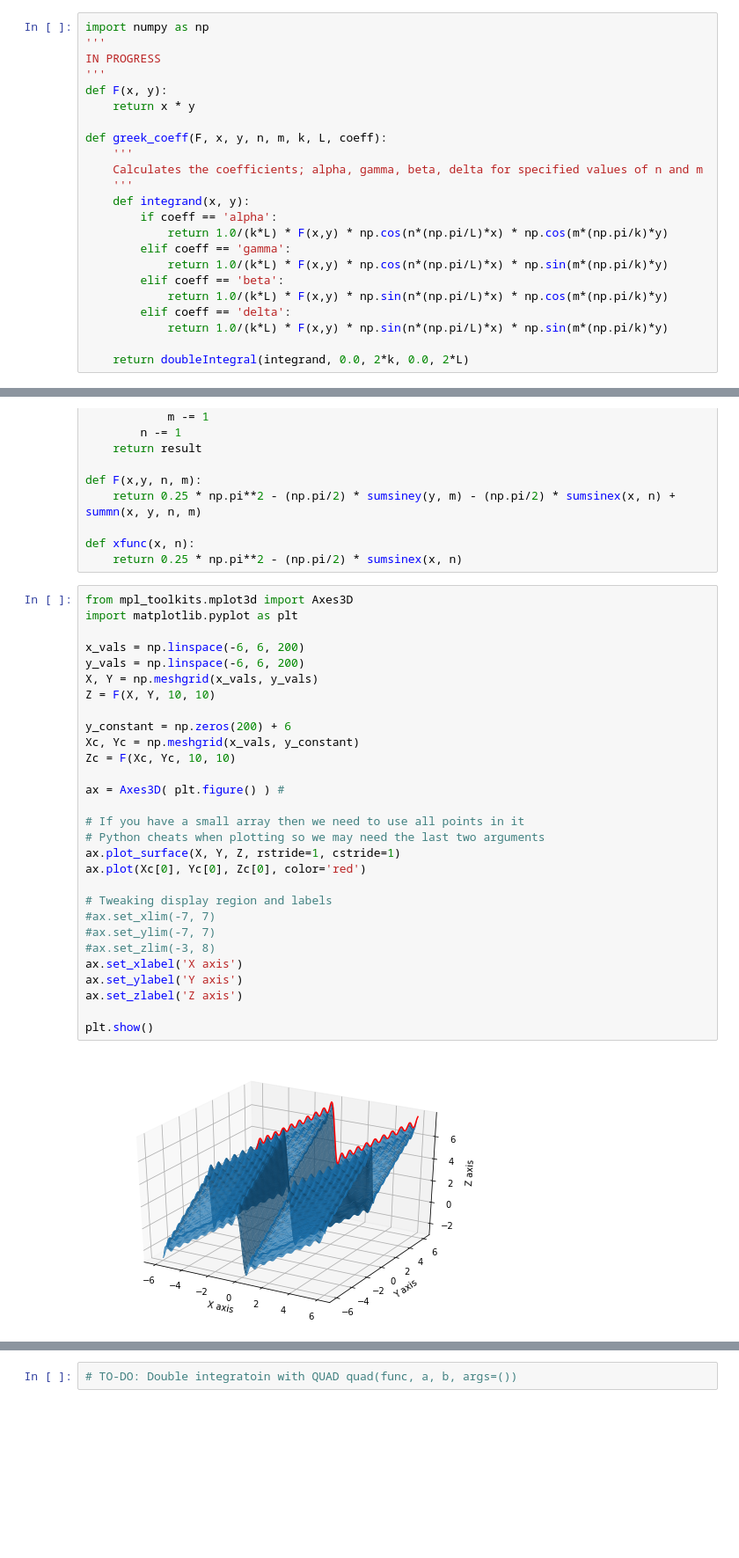
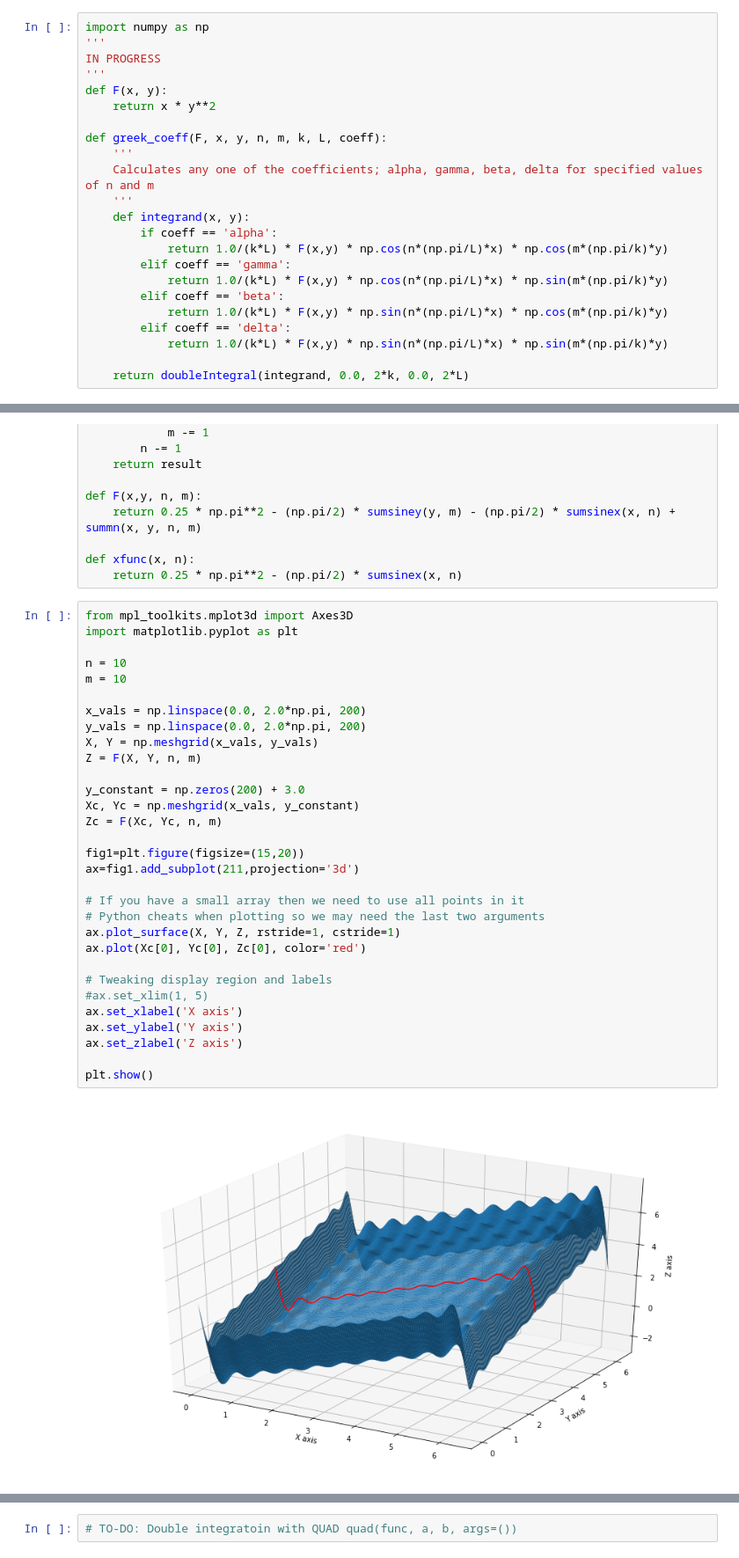
Before and after one commit to kennethsharman/PHYS_481, a Jupyter notebook: Reference/Double Fourier Series.ipynb, the cells around one changed output, grey strips where cells are left out. Shown at 88% size. Cells and saved outputs as stored; diff of their text form; blank space fills up the shorter version.

```diff
--- a/Reference/Double Fourier Series.ipynb
+++ b/Reference/Double Fourier Series.ipynb
@@ -83,11 +83,11 @@ import numpy as np
 IN PROGRESS
 '''
 def F(x, y):
-    return x * y
+    return x * y**2
 
 def greek_coeff(F, x, y, n, m, k, L, coeff):
     '''
-    Calculates the coefficients; alpha, gamma, beta, delta for specified values of n and m
+    Calculates any one of the coefficients; alpha, gamma, beta, delta for specified values of n and m
     '''
     def integrand(x, y):
         if coeff == 'alpha':
@@ -189,34 +207,36 @@ def xfunc(x, n):
 # %%
 from mpl_toolkits.mplot3d import Axes3D
 import matplotlib.pyplot as plt
 
-x_vals = np.linspace(-6, 6, 200)
-y_vals = np.linspace(-6, 6, 200)
+n = 10
+m = 10
+
+x_vals = np.linspace(0.0, 2.0*np.pi, 200)
+y_vals = np.linspace(0.0, 2.0*np.pi, 200)
 X, Y = np.meshgrid(x_vals, y_vals)
-Z = F(X, Y, 10, 10)
+Z = F(X, Y, n, m)
 
-y_constant = np.zeros(200) + 6
+y_constant = np.zeros(200) + 3.0
 Xc, Yc = np.meshgrid(x_vals, y_constant)
-Zc = F(Xc, Yc, 10, 10)
+Zc = F(Xc, Yc, n, m)
 
-ax = Axes3D( plt.figure() ) #
+fig1=plt.figure(figsize=(15,20))
+ax=fig1.add_subplot(211,projection='3d')
 
 # If you have a small array then we need to use all points in it
 # Python cheats when plotting so we may need the last two arguments
 ax.plot_surface(X, Y, Z, rstride=1, cstride=1)
 ax.plot(Xc[0], Yc[0], Zc[0], color='red')
 
 # Tweaking display region and labels
-#ax.set_xlim(-7, 7)
-#ax.set_ylim(-7, 7)
-#ax.set_zlim(-3, 8)
+#ax.set_xlim(1, 5)
 ax.set_xlabel('X axis')
 ax.set_ylabel('Y axis')
 ax.set_zlabel('Z axis')
 
 plt.show()
 # %% [output]
-[figure, old version]
+[figure, new version]
 # %%
 import matplotlib.pyplot as plt
 
```
Also changed, not shown: parts of 10 cells of this notebook.
